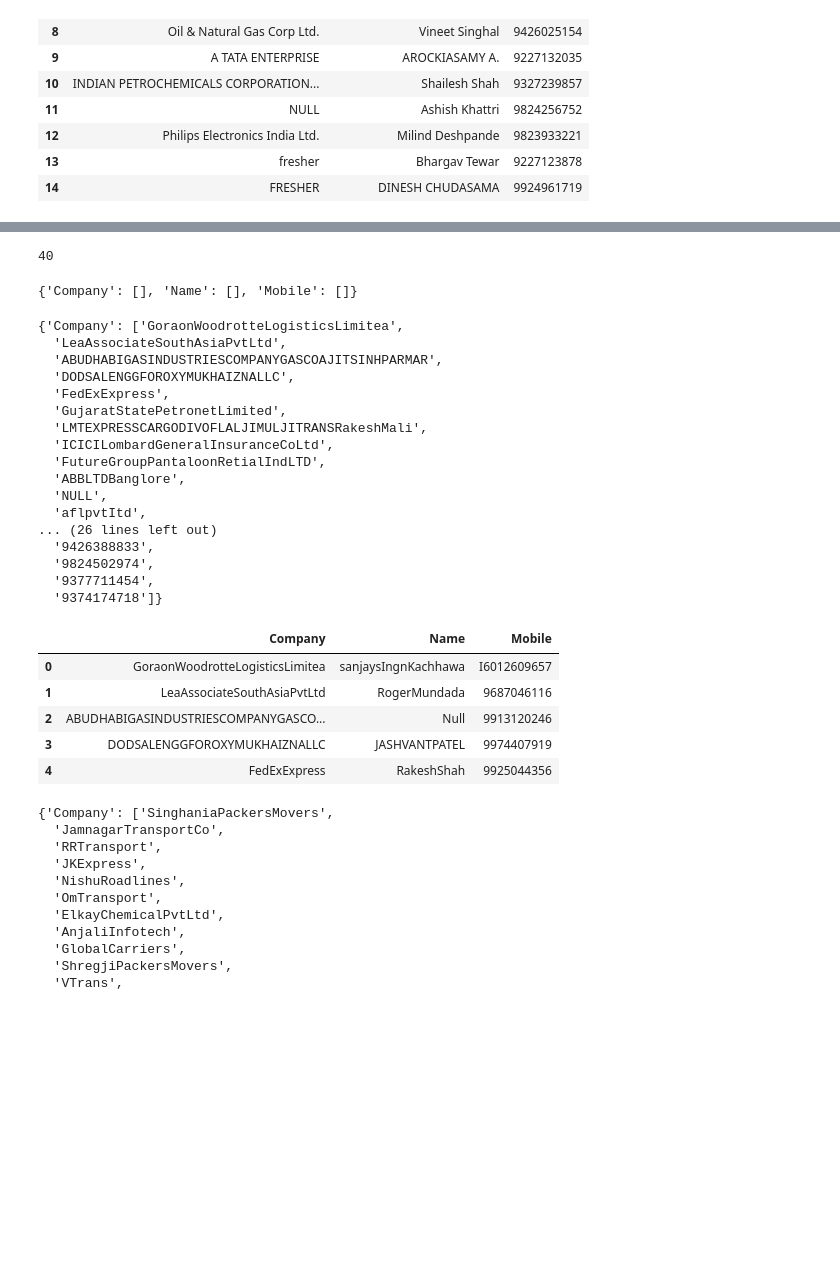
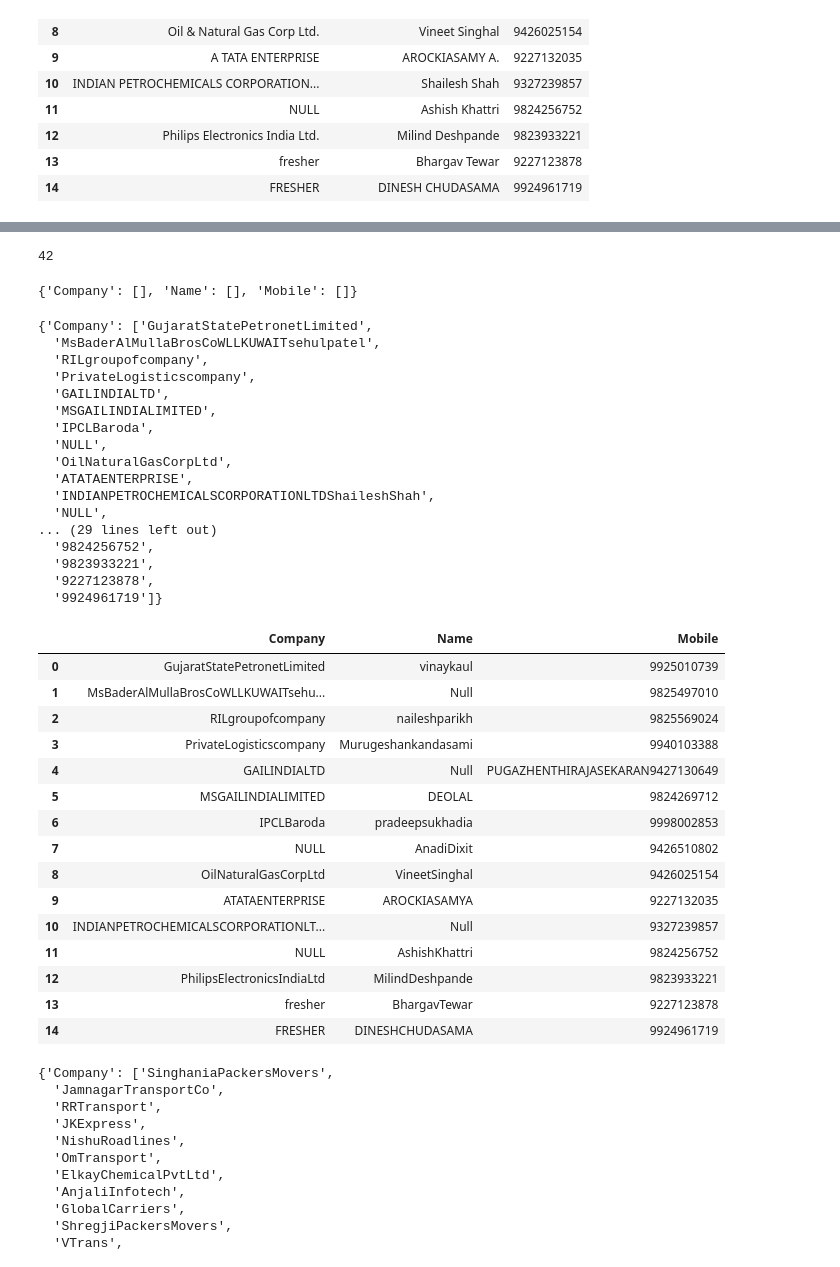
Before and after one commit to geddadasuresh84326/image_processing, a Jupyter notebook: test.ipynb, the cells around one changed output, grey strips where cells are left out. Cells and saved outputs as stored; diff of their text form; code cells hidden in the pictures; blank space fills up the shorter version.

```diff
--- a/test.ipynb
+++ b/test.ipynb
@@ -165,6 +178,8 @@ import pytesseract
 # %%
-image = cv2.imread('2024-03-21 15_00_23-Window.png')
+# image = cv2.imread(f'data/{file_list[36]}')
+image = cv2.imread(f'data/2024-03-21 14_33_16-Window.png')
 
+print(file_list[36])
 gray = cv2.cvtColor(image,cv2.COLOR_BGR2GRAY)
 
 plt.imshow(cv2.cvtColor(gray,cv2.COLOR_BGR2RGB))
@@ -225,7 +242,7 @@ rows
 # %%
 len(rows)
 # %% [output]
-40
+42
 # %%
 dt = {"Company":[],"Name":[],"Mobile":[]}
 dt
@@ -247,35 +264,45 @@ while(i<len(rows)):
 # %%
 dt
 # %% [output]
-{'Company': ['GoraonWoodrotteLogisticsLimitea',
-  'LeaAssociateSouthAsiaPvtLtd',
-  'ABUDHABIGASINDUSTRIESCOMPANYGASCOAJITSINHPARMAR',
-  'DODSALENGGFOROXYMUKHAIZNALLC',
-  'FedExExpress',
-  'GujaratStatePetronetLimited',
-  'LMTEXPRESSCARGODIVOFLALJIMULJITRANSRakeshMali',
-  'ICICILombardGeneralInsuranceCoLtd',
-  'FutureGroupPantaloonRetialIndLTD',
-  'ABBLTDBanglore',
+{'Company': ['GujaratStatePetronetLimited',
+  'MsBaderAlMullaBrosCoWLLKUWAITsehulpatel',
+  'RILgroupofcompany',
+  'PrivateLogisticscompany',
+  'GAILINDIALTD',
+  'MSGAILINDIALIMITED',
+  'IPCLBaroda',
   'NULL',
-  'aflpvtItd',
-... (26 lines left out)
-  '9426388833',
-  '9824502974',
-  '9377711454',
-  '9374174718']}
+  'OilNaturalGasCorpLtd',
+  'ATATAENTERPRISE',
+  'INDIANPETROCHEMICALSCORPORATIONLTDShaileshShah',
+  'NULL',
+... (29 lines left out)
+  '9824256752',
+  '9823933221',
+  '9227123878',
+  '9924961719']}
 # %%
 import pandas as pd
 # %%
 df = pd.DataFrame(dt)
-df.head()
+df
 # %% [output]
 |  | Company | Name | Mobile |
-| 0 | GoraonWoodrotteLogisticsLimitea | sanjaysIngnKachhawa | I6012609657 |
-| 1 | LeaAssociateSouthAsiaPvtLtd | RogerMundada | 9687046116 |
-| 2 | ABUDHABIGASINDUSTRIESCOMPANYGASCO... | Null | 9913120246 |
-| 3 | DODSALENGGFOROXYMUKHAIZNALLC | JASHVANTPATEL | 9974407919 |
-| 4 | FedExExpress | RakeshShah | 9925044356 |
+| 0 | GujaratStatePetronetLimited | vinaykaul | 9925010739 |
+| 1 | MsBaderAlMullaBrosCoWLLKUWAITsehu... | Null | 9825497010 |
+| 2 | RILgroupofcompany | naileshparikh | 9825569024 |
+| 3 | PrivateLogisticscompany | Murugeshankandasami | 9940103388 |
+| 4 | GAILINDIALTD | Null | PUGAZHENTHIRAJASEKARAN9427130649 |
+| 5 | MSGAILINDIALIMITED | DEOLAL | 9824269712 |
+| 6 | IPCLBaroda | pradeepsukhadia | 9998002853 |
+| 7 | NULL | AnadiDixit | 9426510802 |
+| 8 | OilNaturalGasCorpLtd | VineetSinghal | 9426025154 |
+| 9 | ATATAENTERPRISE | AROCKIASAMYA | 9227132035 |
+| 10 | INDIANPETROCHEMICALSCORPORATIONLT... | Null | 9327239857 |
+| 11 | NULL | AshishKhattri | 9824256752 |
+| 12 | PhilipsElectronicsIndiaLtd | MilindDeshpande | 9823933221 |
+| 13 | fresher | BhargavTewar | 9227123878 |
+| 14 | FRESHER | DINESHCHUDASAMA | 9924961719 |
 # %%
 # i=0
 # while (i<len(rows)):
```
Also changed, not shown: parts of 11 cells of this notebook.
